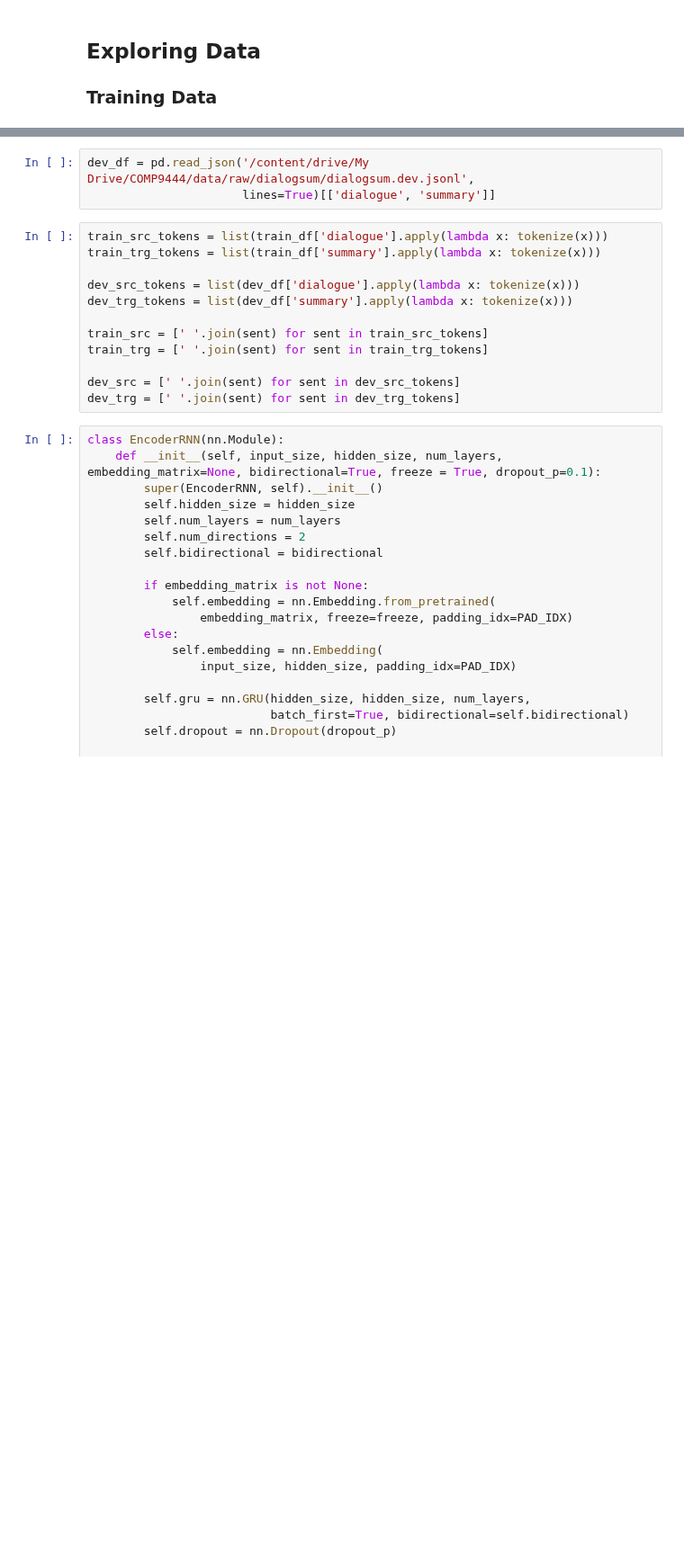
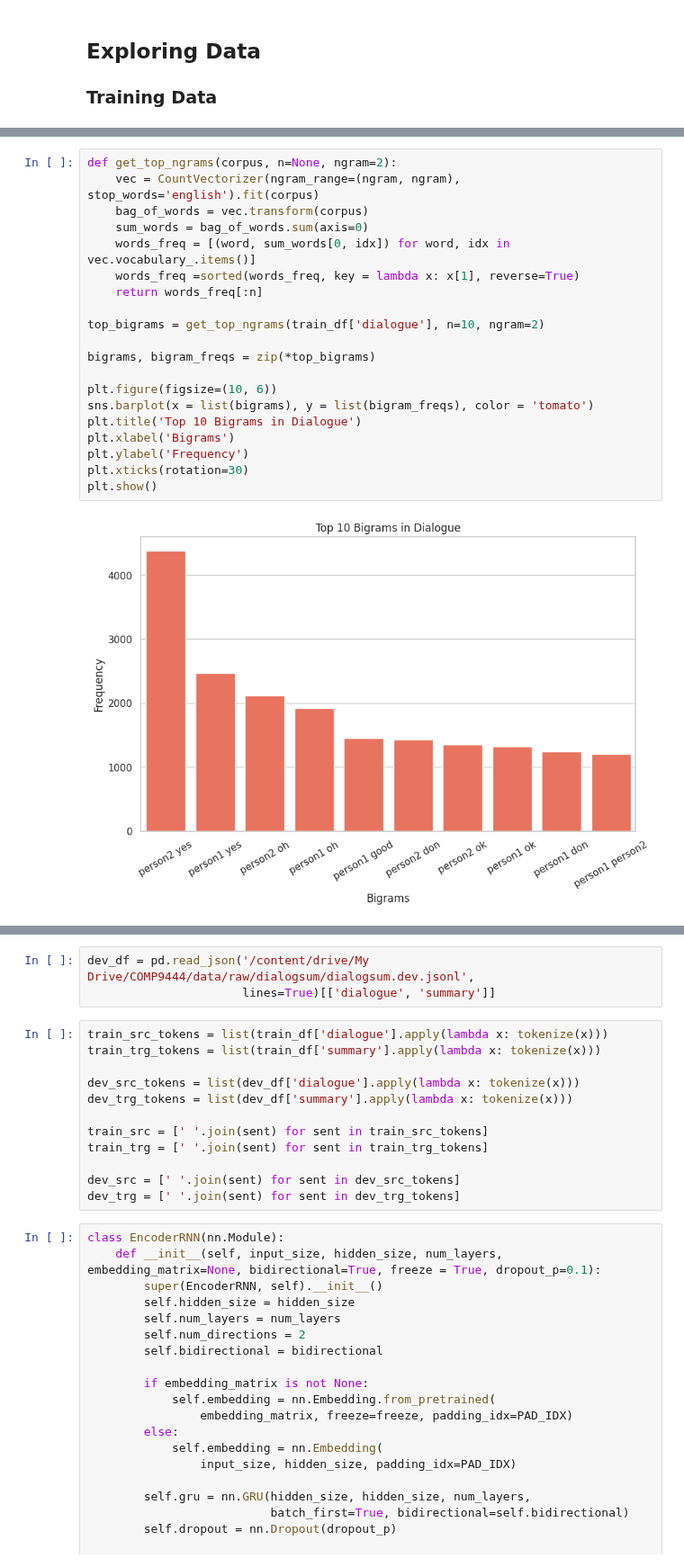
Before and after one commit to dipankarsrirag/Dialogue-Summarisation, a Jupyter notebook: notebooks/Report.ipynb, the cells around one changed output, grey strips where cells are left out. Shown at 90% size. Saved outputs shown, nothing was run; the diff lists cells and outputs as text; blank space fills up the shorter version.

```diff
--- a/notebooks/Report.ipynb
+++ b/notebooks/Report.ipynb
@@ -141,0 +159,22 @@ plt.show()
+# %%
+def get_top_ngrams(corpus, n=None, ngram=2):
+    vec = CountVectorizer(ngram_range=(ngram, ngram), stop_words='english').fit(corpus)
+    bag_of_words = vec.transform(corpus)
+    sum_words = bag_of_words.sum(axis=0)
+    words_freq = [(word, sum_words[0, idx]) for word, idx in vec.vocabulary_.items()]
+    words_freq =sorted(words_freq, key = lambda x: x[1], reverse=True)
+    return words_freq[:n]
+
+top_bigrams = get_top_ngrams(train_df['dialogue'], n=10, ngram=2)
+
+bigrams, bigram_freqs = zip(*top_bigrams)
+
+plt.figure(figsize=(10, 6))
+sns.barplot(x = list(bigrams), y = list(bigram_freqs), color = 'tomato')
+plt.title('Top 10 Bigrams in Dialogue')
+plt.xlabel('Bigrams')
+plt.ylabel('Frequency')
+plt.xticks(rotation=30)
+plt.show()
+# %% [output]
+[figure, added]
```
Also changed, not shown: parts of 5 cells of this notebook.
